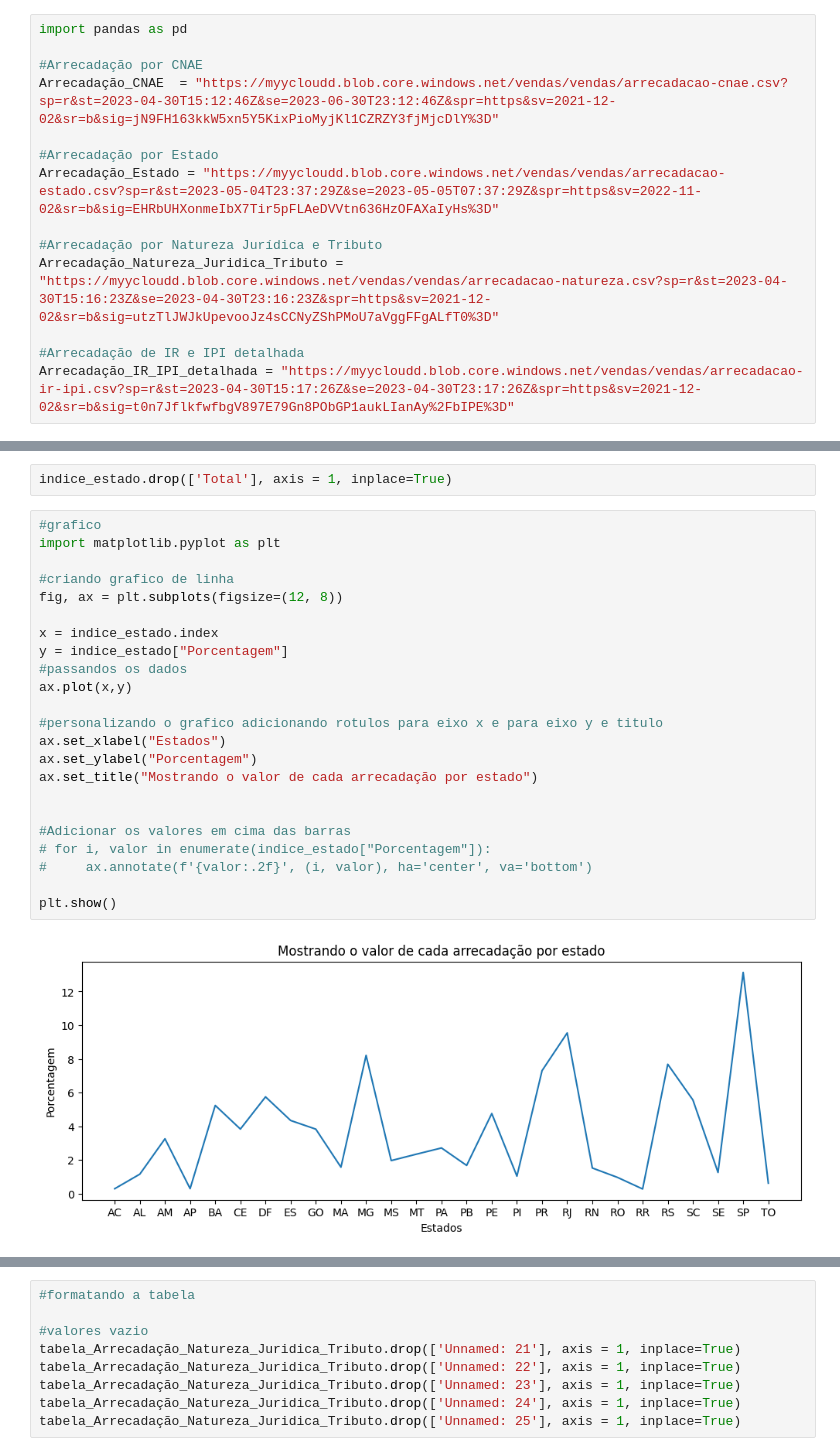
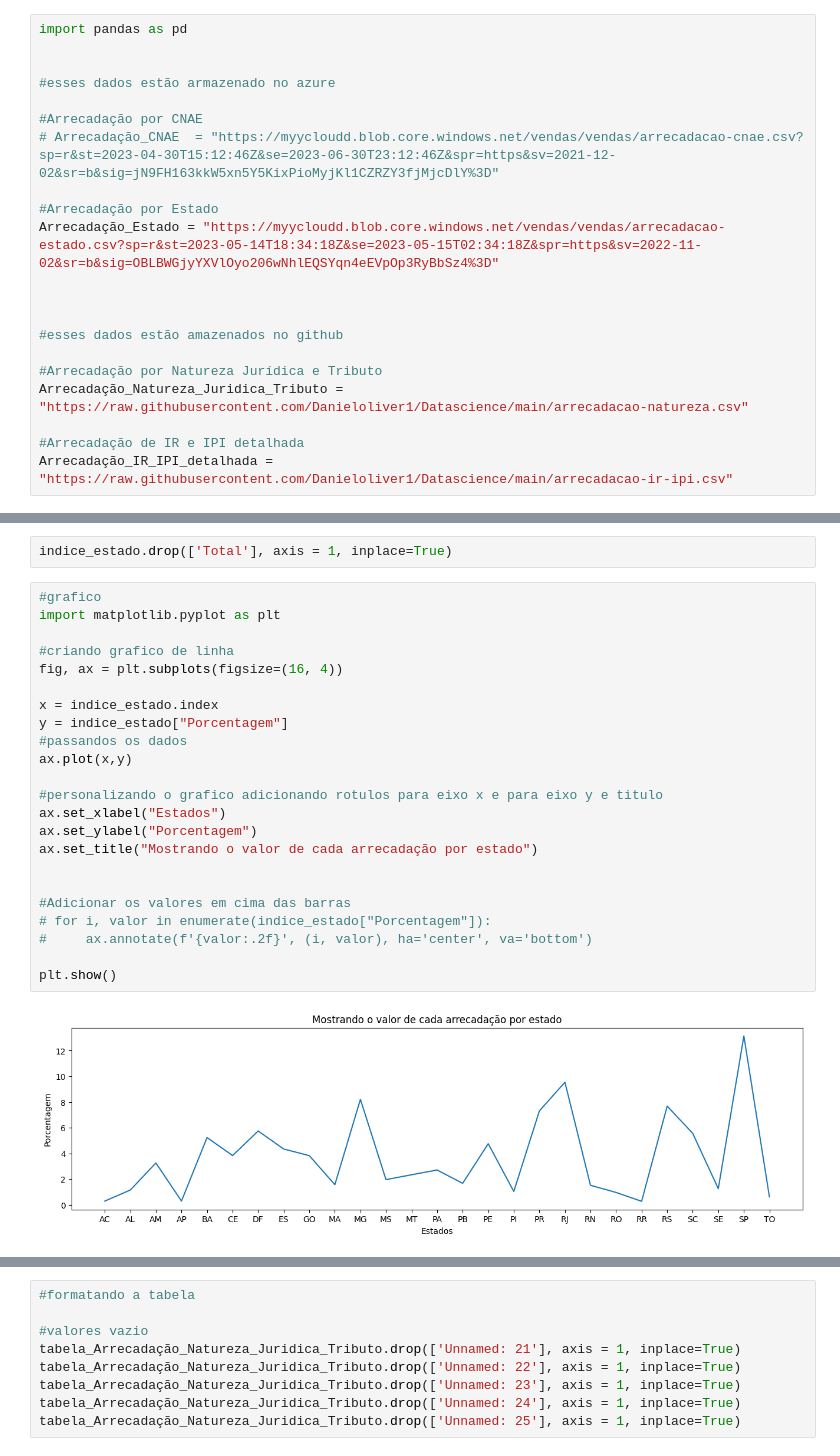
Before and after one commit to Danieloliver1/Datascience, a Jupyter notebook: python_industria.ipynb, the cells around one changed output, grey strips where cells are left out. Saved outputs shown, nothing was run; the diff lists cells and outputs as text.

```diff
--- a/python_industria.ipynb
+++ b/python_industria.ipynb
@@ -77,17 +77,24 @@ Esses dados permitem analisar a arrecadação bruta e líquida de IR e IPI a cad
 # %%
 import pandas as pd
 
+
+#esses dados estão armazenado no azure
+
 #Arrecadação por CNAE
-Arrecadação_CNAE  = "https://myycloudd.blob.core.windows.net/vendas/vendas/arrecadacao-cnae.csv?sp=r&st=2023-04-30T15:12:46Z&se=2023-06-30T23:12:46Z&spr=https&sv=2021-12-02&sr=b&sig=jN9FH163kkW5xn5Y5KixPioMyjKl1CZRZY3fjMjcDlY%3D"
+# Arrecadação_CNAE  = "https://myycloudd.blob.core.windows.net/vendas/vendas/arrecadacao-cnae.csv?sp=r&st=2023-04-30T15:12:46Z&se=2023-06-30T23:12:46Z&spr=https&sv=2021-12-02&sr=b&sig=jN9FH163kkW5xn5Y5KixPioMyjKl1CZRZY3fjMjcDlY%3D"
 
 #Arrecadação por Estado
-Arrecadação_Estado = "https://myycloudd.blob.core.windows.net/vendas/vendas/arrecadacao-estado.csv?sp=r&st=2023-05-04T23:37:29Z&se=2023-05-05T07:37:29Z&spr=https&sv=2022-11-02&sr=b&sig=EHRbUHXonmeIbX7Tir5pFLAeDVVtn636HzOFAXaIyHs%3D"
+Arrecadação_Estado = "https://myycloudd.blob.core.windows.net/vendas/vendas/arrecadacao-estado.csv?sp=r&st=2023-05-14T18:34:18Z&se=2023-05-15T02:34:18Z&spr=https&sv=2022-11-02&sr=b&sig=OBLBWGjyYXVlOyo206wNhlEQSYqn4eEVpOp3RyBbSz4%3D"
+
+
+
+#esses dados estão amazenados no github
 
 #Arrecadação por Natureza Jurídica e Tributo
-Arrecadação_Natureza_Juridica_Tributo = "https://myycloudd.blob.core.windows.net/vendas/vendas/arrecadacao-natureza.csv?sp=r&st=2023-04-30T15:16:23Z&se=2023-04-30T23:16:23Z&spr=https&sv=2021-12-02&sr=b&sig=utzTlJWJkUpevooJz4sCCNyZShPMoU7aVggFFgALfT0%3D"
+Arrecadação_Natureza_Juridica_Tributo = "https://raw.githubusercontent.com/Danieloliver1/Datascience/main/arrecadacao-natureza.csv"
 
 #Arrecadação de IR e IPI detalhada
-Arrecadação_IR_IPI_detalhada = "https://myycloudd.blob.core.windows.net/vendas/vendas/arrecadacao-ir-ipi.csv?sp=r&st=2023-04-30T15:17:26Z&se=2023-04-30T23:17:26Z&spr=https&sv=2021-12-02&sr=b&sig=t0n7JflkfwfbgV897E79Gn8PObGP1aukLIanAy%2FbIPE%3D"
+Arrecadação_IR_IPI_detalhada = "https://raw.githubusercontent.com/Danieloliver1/Datascience/main/arrecadacao-ir-ipi.csv"
 # %%
 tabela_Arrecadação_Natureza_Juridica_Tributo = pd.read_csv(Arrecadação_Natureza_Juridica_Tributo)
 tabela_Arrecadação_Estado = pd.read_csv(Arrecadação_Estado)
@@ -217,25 +222,25 @@ indice_estado.drop(['Total'], axis = 1, inplace=True)
 # %%
 #grafico
 import matplotlib.pyplot as plt
 
 #criando grafico de linha
-fig, ax = plt.subplots(figsize=(12, 8))
+fig, ax = plt.subplots(figsize=(16, 4))
 
 x = indice_estado.index
 y = indice_estado["Porcentagem"]
 #passandos os dados
 ax.plot(x,y)
 
 #personalizando o grafico adicionando rotulos para eixo x e para eixo y e titulo
 ax.set_xlabel("Estados")
 ax.set_ylabel("Porcentagem")
 ax.set_title("Mostrando o valor de cada arrecadação por estado")
 
 
 #Adicionar os valores em cima das barras
 # for i, valor in enumerate(indice_estado["Porcentagem"]):
 #     ax.annotate(f'{valor:.2f}', (i, valor), ha='center', va='bottom')
 
 plt.show()
 # %% [output]
-[figure, old version]
+[figure, new version]
```
Also changed, not shown: parts of 26 cells of this notebook.
